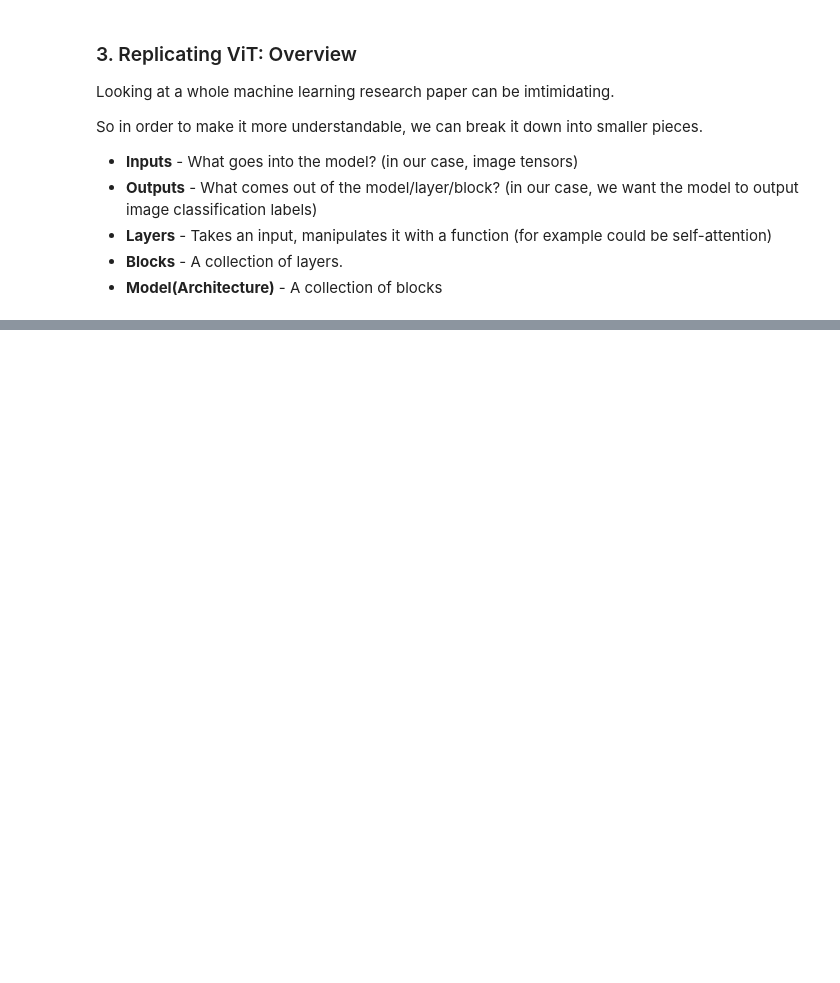
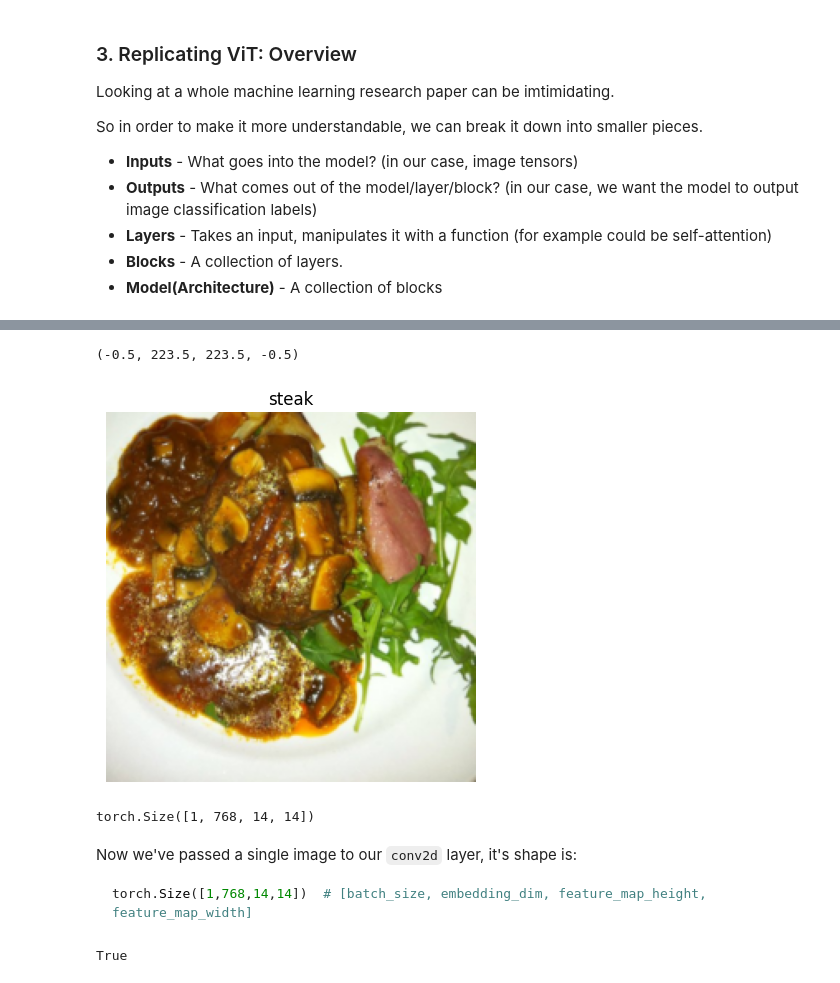
Before and after one commit to beyzoskaya/PyTorch_deepLearning, a Jupyter notebook: 08_pytorch_paper_replicating.ipynb, the cells around one changed output, grey strips where cells are left out. Cells and saved outputs as stored; diff of their text form; code cells hidden in the pictures; blank space fills up the shorter version.

````diff
--- a/08_pytorch_paper_replicating.ipynb
+++ b/08_pytorch_paper_replicating.ipynb
@@ -260,0 +427,24 @@ y = Linear_layer(LN_layer(x_output_MLP_block))
+# %%
+# View single image
+plt.imshow(image.permute(1,2,0))
+plt.title(class_names[label])
+plt.axis(False)
+# %% [output]
+(-0.5, 223.5, 223.5, -0.5)
+[figure, added]
+# %%
+# Pass the image through the convolutional layer
+image_out_of_conv = conv2d(image.unsqueeze(0)) # add batch dimension -> (batch size, color channels, height, width)
+print(image_out_of_conv.shape)
+# %% [output]
+torch.Size([1, 768, 14, 14])
+# %% [markdown]
+Now we've passed a single image to our `conv2d` layer, it's shape is:
+
+```python
+torch.Size([1,768,14,14])  # [batch_size, embedding_dim, feature_map_height, feature_map_width]
+```
+# %%
+image_out_of_conv.requires_grad
+# %% [output]
+True
````
Also changed, not shown: parts of 25 cells of this notebook.
